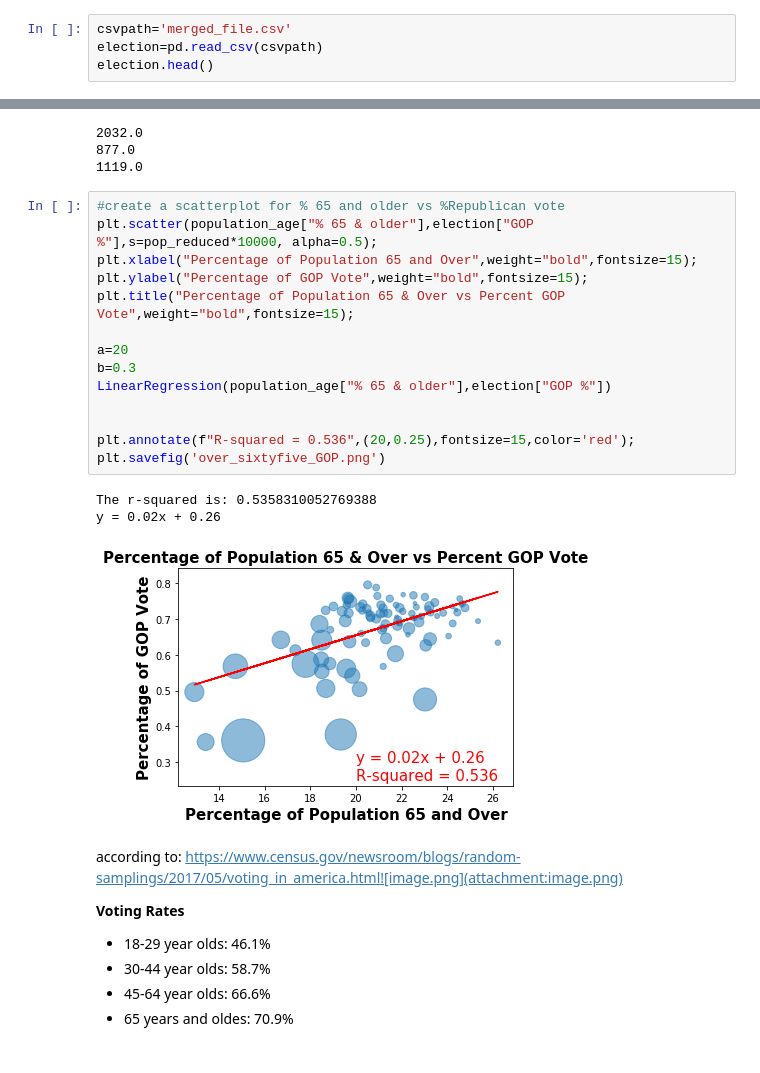
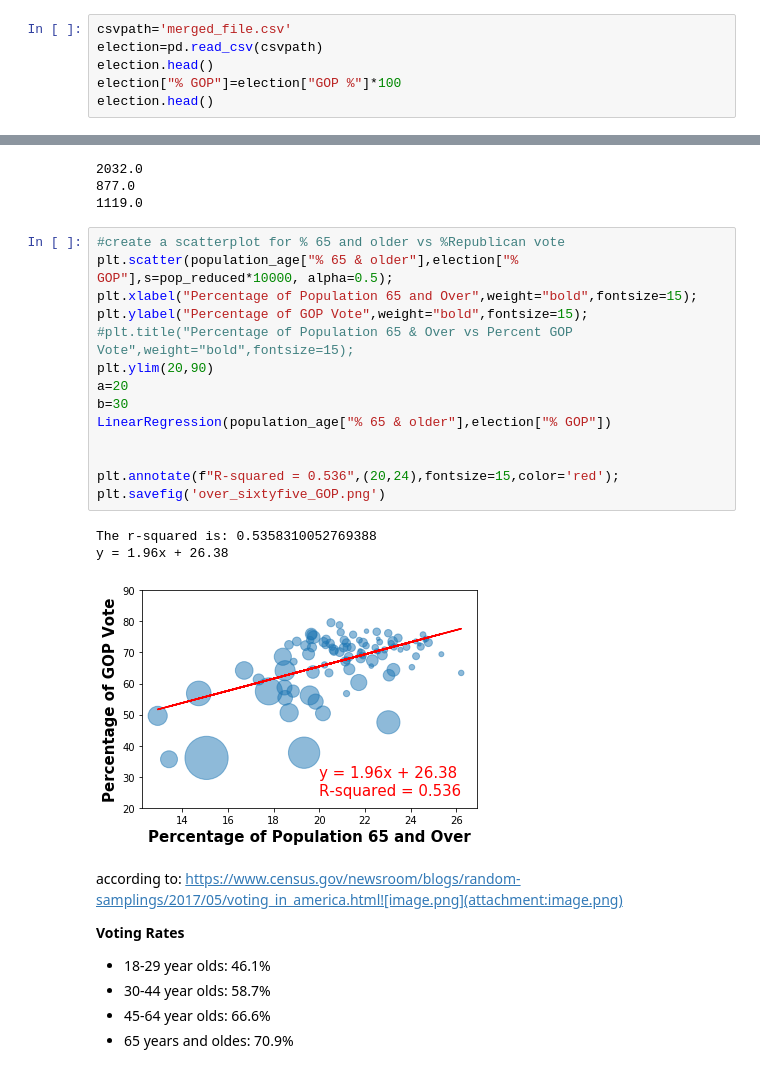
Before and after one commit to Davis1776/2016_Election_and_Demographics, a Jupyter notebook: Age Plots.ipynb, the cells around one changed output, grey strips where cells are left out. Saved outputs shown, nothing was run; the diff lists cells and outputs as text.

```diff
--- a/Age Plots.ipynb
+++ b/Age Plots.ipynb
@@ -9,6 +9,8 @@ from scipy.stats import linregress
 csvpath='merged_file.csv'
 election=pd.read_csv(csvpath)
 election.head()
+election["% GOP"]=election["GOP %"]*100
+election.head()
 # %% [output]
 |  | Unnamed: 0 | State | State Abbr | County | DEM Votes | GOP Votes | Total Votes | DEM % | GOP % | ... |
 | 0 | 0 | Indiana | IN | Adams County | 2802 | 9642 | 13039 | 0.214894 | 0.739474 | ... |
@@ -275,22 +259,22 @@ print(population_age["Pop (62-64)"][0])
 1119.0
 # %%
 #create a scatterplot for % 65 and older vs %Republican vote
-plt.scatter(population_age["% 65 & older"],election["GOP %"],s=pop_reduced*10000, alpha=0.5);
+plt.scatter(population_age["% 65 & older"],election["% GOP"],s=pop_reduced*10000, alpha=0.5);
 plt.xlabel("Percentage of Population 65 and Over",weight="bold",fontsize=15);
 plt.ylabel("Percentage of GOP Vote",weight="bold",fontsize=15);
-plt.title("Percentage of Population 65 & Over vs Percent GOP Vote",weight="bold",fontsize=15);
-
+#plt.title("Percentage of Population 65 & Over vs Percent GOP Vote",weight="bold",fontsize=15);
+plt.ylim(20,90)
 a=20
-b=0.3
-LinearRegression(population_age["% 65 & older"],election["GOP %"])
+b=30
+LinearRegression(population_age["% 65 & older"],election["% GOP"])
 
 
-plt.annotate(f"R-squared = 0.536",(20,0.25),fontsize=15,color='red');
+plt.annotate(f"R-squared = 0.536",(20,24),fontsize=15,color='red');
 plt.savefig('over_sixtyfive_GOP.png')
 # %% [output]
 The r-squared is: 0.5358310052769388
-y = 0.02x + 0.26
+y = 1.96x + 26.38
-[figure, old version]
+[figure, new version]
 # %% [markdown]
 according to:
 https://www.census.gov/newsroom/blogs/random-samplings/2017/05/voting_in_america.html![image.png](attachment:image.png)
```
Also changed, not shown: parts of 10 cells of this notebook, 7 other files.
